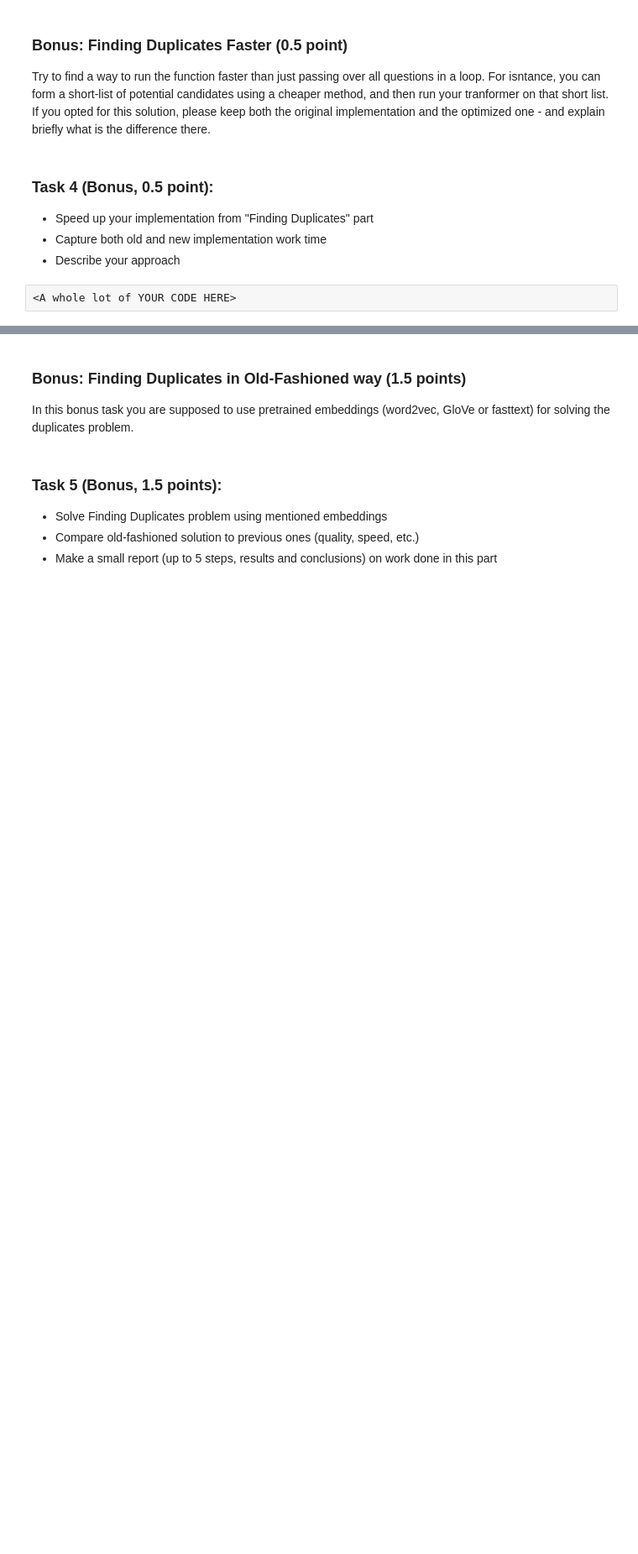
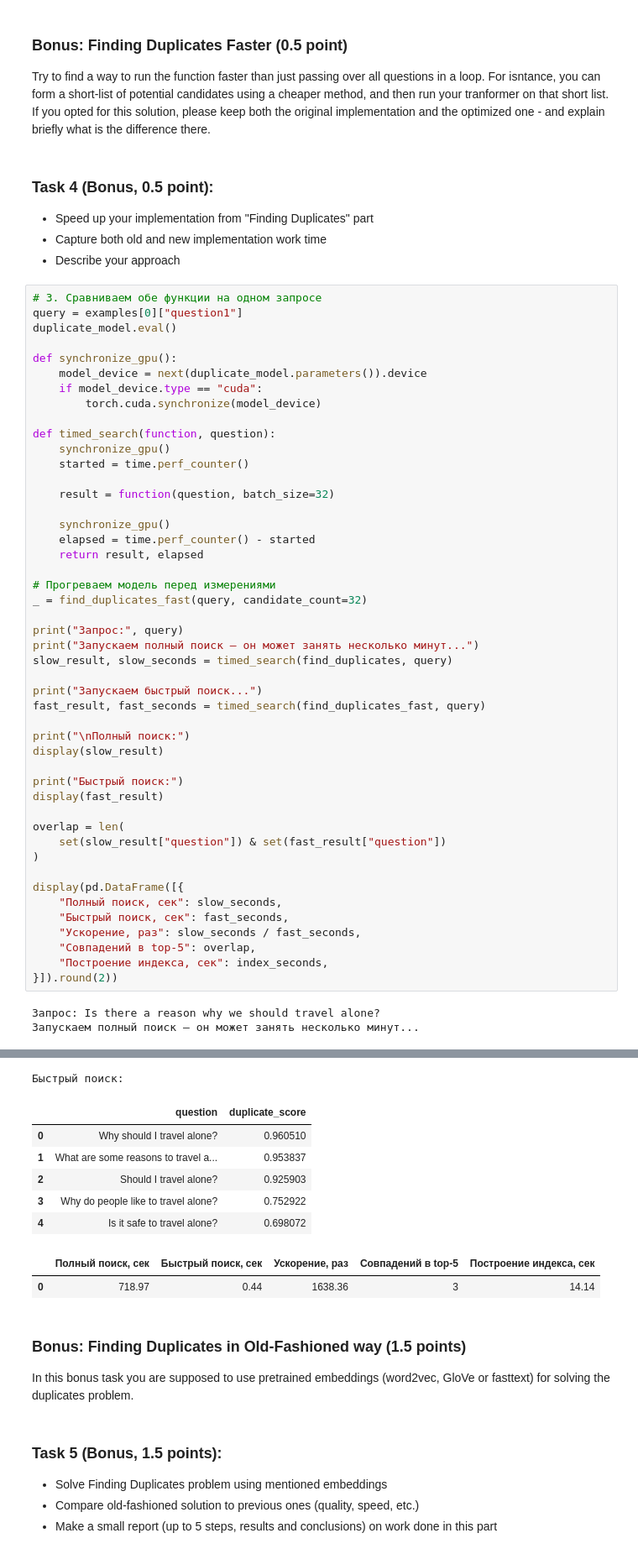
Before and after one commit to NastiaBur/secret_dl, a Jupyter notebook: week04_transfer/homework.ipynb, the cells around one changed output, grey strips where cells are left out. Shown at 84% size. Drawn from its saved outputs; the diff is of its cells as text; blank space fills up the shorter version.

```diff
--- a/week04_transfer/homework.ipynb
+++ b/week04_transfer/homework.ipynb
@@ -565,5 +579,53 @@ Try to find a way to run the function faster than just passing over all question
 - Speed up your implementation from "Finding Duplicates" part
 - Capture both old and new implementation work time
 - Describe your approach
-# %%
-<A whole lot of YOUR CODE HERE>
+# %%
+# 3. Сравниваем обе функции на одном запросе
+query = examples[0]["question1"]
+duplicate_model.eval()
+
+def synchronize_gpu():
+    model_device = next(duplicate_model.parameters()).device
+    if model_device.type == "cuda":
+        torch.cuda.synchronize(model_device)
+
+def timed_search(function, question):
+    synchronize_gpu()
+    started = time.perf_counter()
+
+    result = function(question, batch_size=32)
+
+    synchronize_gpu()
+    elapsed = time.perf_counter() - started
+    return result, elapsed
+
+# Прогреваем модель перед измерениями
+_ = find_duplicates_fast(query, candidate_count=32)
+
+print("Запрос:", query)
+print("Запускаем полный поиск — он может занять несколько минут...")
+slow_result, slow_seconds = timed_search(find_duplicates, query)
+
+print("Запускаем быстрый поиск...")
+fast_result, fast_seconds = timed_search(find_duplicates_fast, query)
+
+print("\nПолный поиск:")
+display(slow_result)
+
+print("Быстрый поиск:")
+display(fast_result)
+
+overlap = len(
+    set(slow_result["question"]) & set(fast_result["question"])
+)
+
+display(pd.DataFrame([{
+    "Полный поиск, сек": slow_seconds,
+    "Быстрый поиск, сек": fast_seconds,
+    "Ускорение, раз": slow_seconds / fast_seconds,
+    "Совпадений в top-5": overlap,
+    "Построение индекса, сек": index_seconds,
+}]).round(2))
+# %% [output]
+Запрос: Is there a reason why we should travel alone?
+Запускаем полный поиск — он может занять несколько минут...
@@ -570,3 +641,12 @@ Try to find a way to run the function faster than just passing over all question
+Быстрый поиск:
+|  | question | duplicate_score |
+| 0 | Why should I travel alone? | 0.960510 |
+| 1 | What are some reasons to travel a... | 0.953837 |
+| 2 | Should I travel alone? | 0.925903 |
+| 3 | Why do people like to travel alone? | 0.752922 |
+| 4 | Is it safe to travel alone? | 0.698072 |
+|  | Полный поиск, сек | Быстрый поиск, сек | Ускорение, раз | Совпадений в top-5 | Построение индекса, сек |
+| 0 | 718.97 | 0.44 | 1638.36 | 3 | 14.14 |
 # %% [markdown]
 ### Bonus: Finding Duplicates in Old-Fashioned way (1.5 points)
 
```
Also changed, not shown: parts of 10 cells of this notebook.
